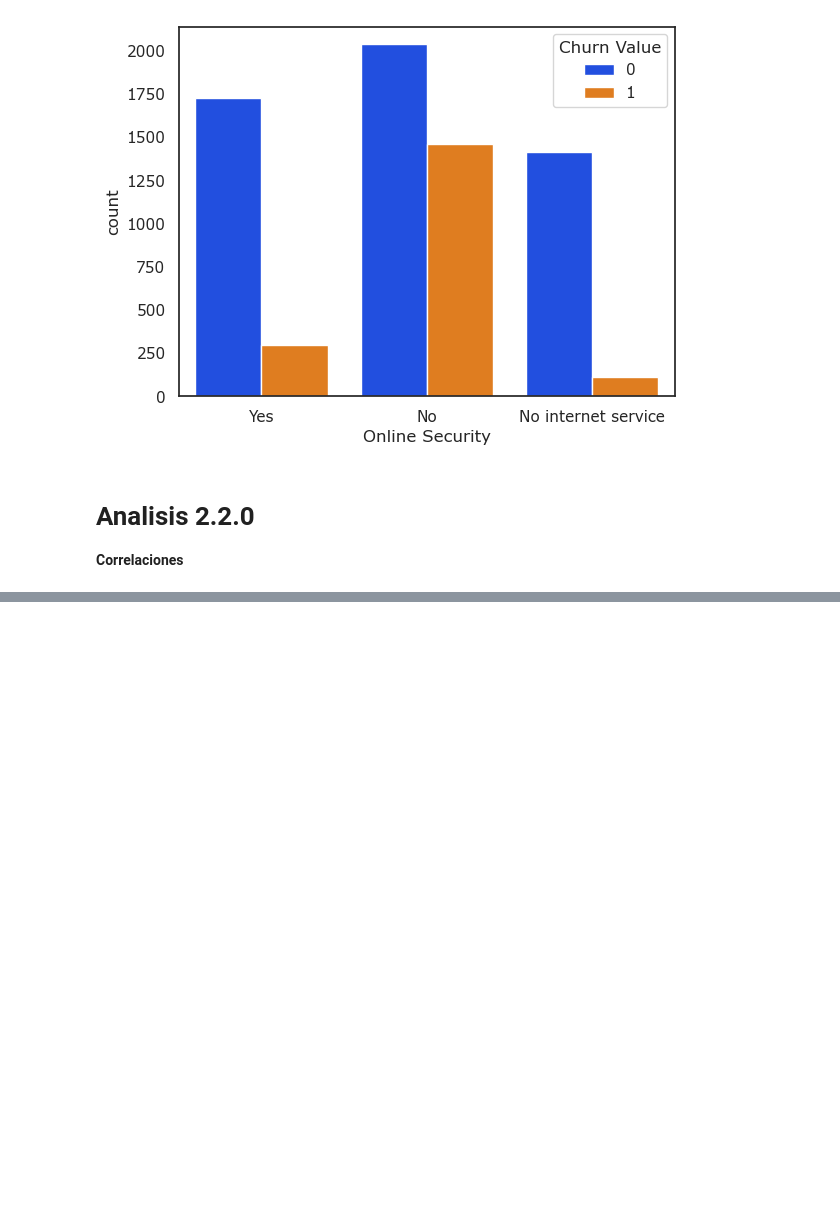
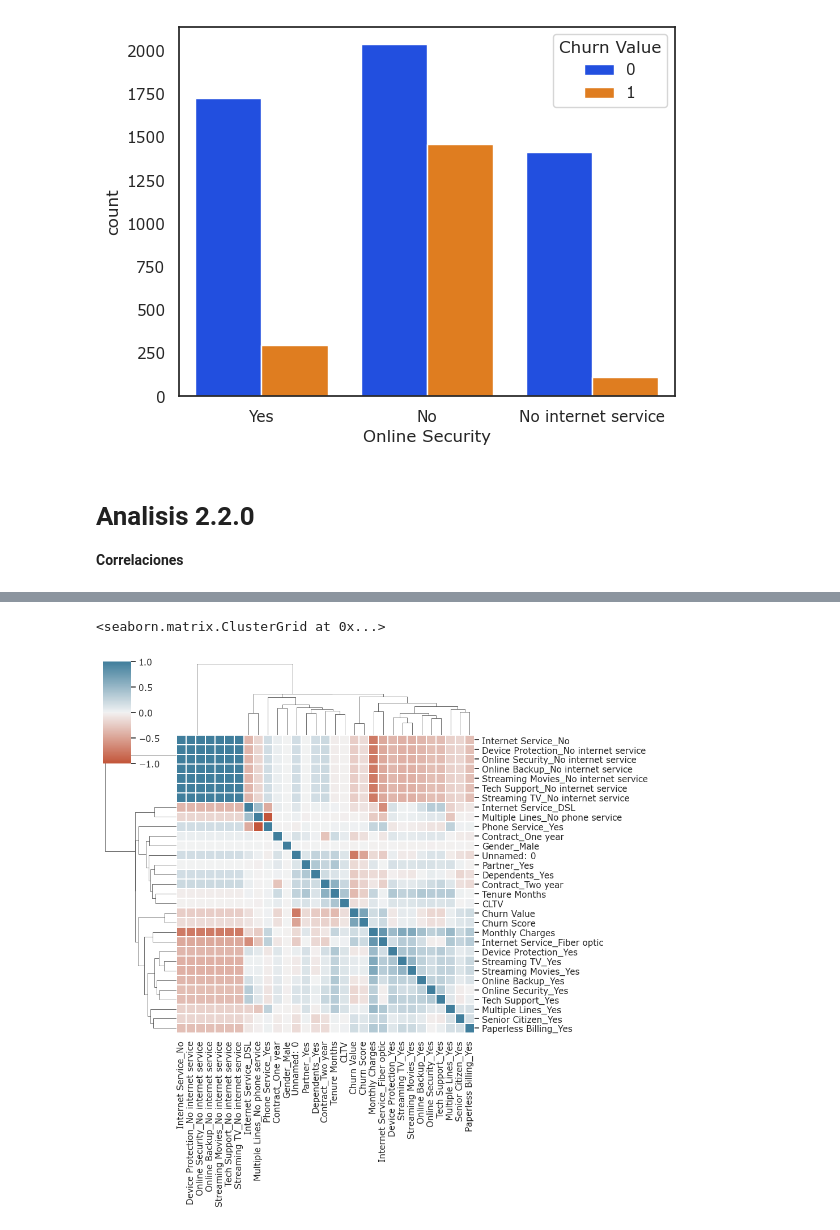
Before and after one commit to Brayam1998/dataScience_Churn, a Jupyter notebook: proyecto churn/Analisis_exploratorio/analisisL1.ipynb, the cells around one changed output, grey strips where cells are left out. Cells and saved outputs as stored; diff of their text form; code cells hidden in the pictures; blank space fills up the shorter version.

Commit message:
ploteo deep fibra hecho

```diff
--- a/proyecto churn/Analisis_exploratorio/analisisL1.ipynb
+++ b/proyecto churn/Analisis_exploratorio/analisisL1.ipynb
@@ -14,6 +14,7 @@ Se hacen ajustes de Variables para dummies.
 # %%
 
 data = ut.load_from_csv( ut , "data_exploratoria.csv")
+data_corr = data.copy(deep = True)
 dataEXP = data.copy(deep = True)
 dataexp = dataEXP.drop(columns = ["Unnamed: 0"])
 # %%
@@ -388,0 +408,20 @@ __Correlaciones__
+# %%
+data_corr = pd.get_dummies(data_corr ,columns = ["Internet Service"], drop_first= False)
+# %%
+data_corr = pd.get_dummies(data_corr ,columns = ["Contract" ,"Senior Citizen" , "Gender", "Partner", "Dependents",
+"Phone Service" , "Multiple Lines", "Online Security" , "Online Backup" , "Device Protection" , "Tech Support" ,
+"Streaming TV" ,"Paperless Billing", "Streaming Movies"] , drop_first= True)
+# %%
+sns.clustermap(
+    data = data_corr.corr(),
+    #paleta de colores
+    cmap = sns.diverging_palette(20,230,as_cmap=True),
+    center = 0,
+    vmin = -1,
+    vmax=1,
+    annot=False,
+    linewidths=.1
+    )
+# %% [output]
+<seaborn.matrix.ClusterGrid at 0x...>
+[figure, added]
```
Also changed, not shown: parts of 19 cells of this notebook.
